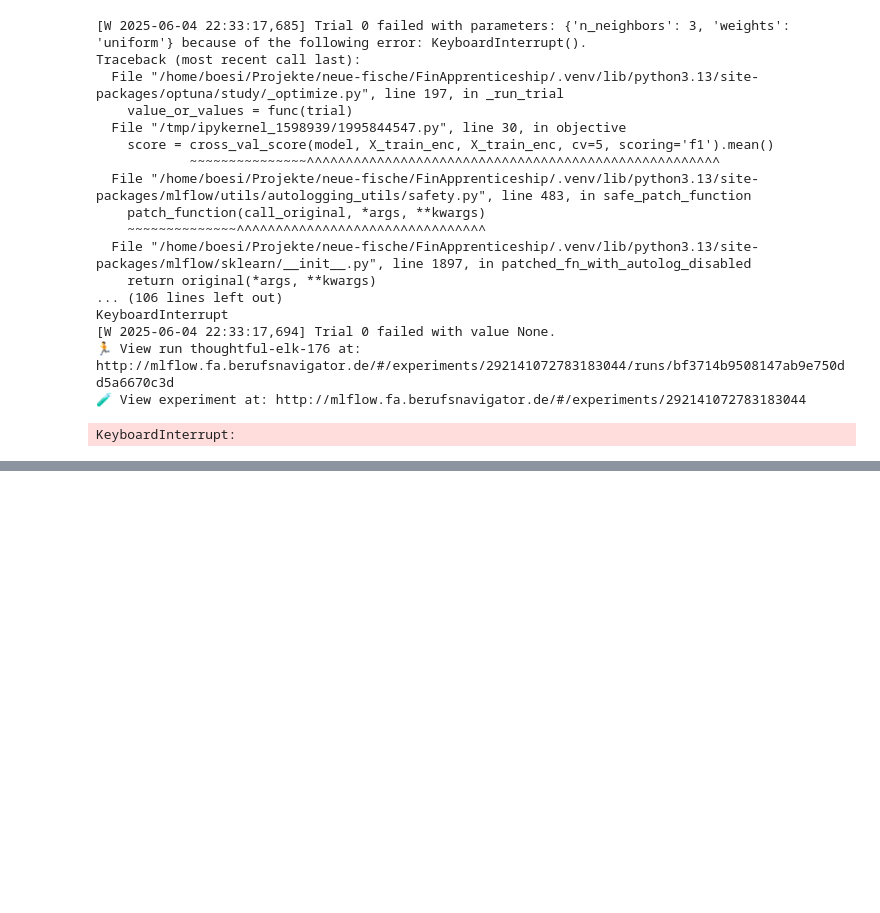
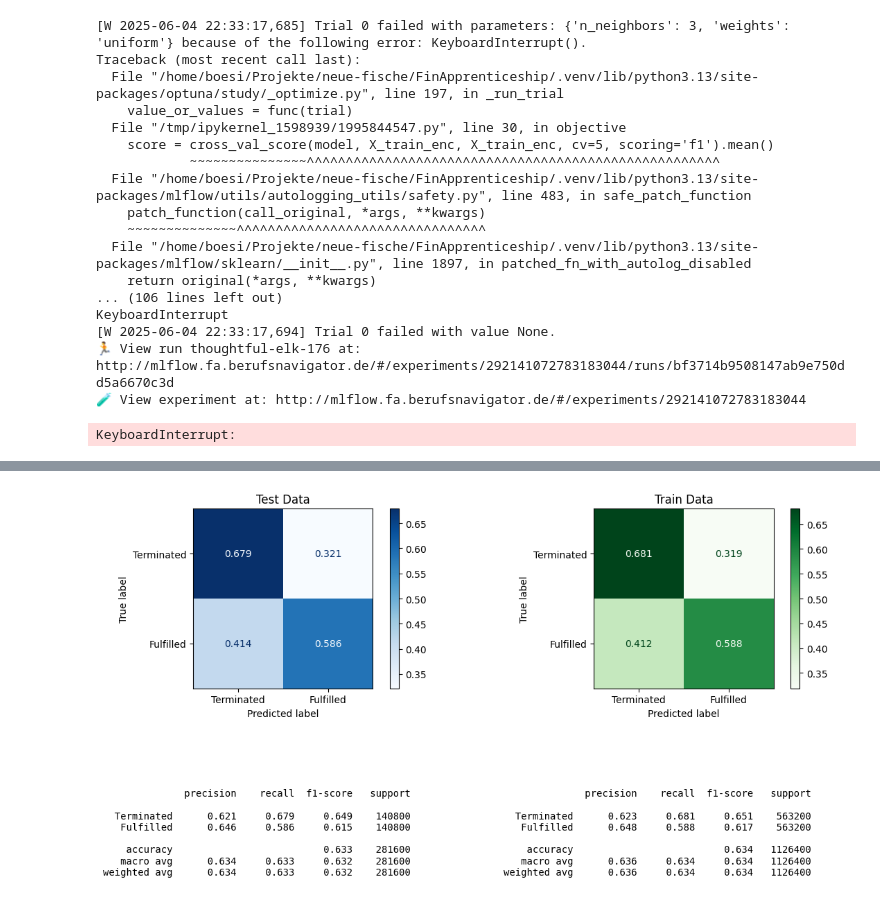
Before and after one commit to tpyrogova/FinApprenticeship, a Jupyter notebook: notebooks/model_optuna.ipynb, the cells around one changed output, grey strips where cells are left out. Saved outputs shown, nothing was run; the diff lists cells and outputs as text; code cells hidden in the pictures; blank space fills up the shorter version.

```diff
--- a/notebooks/model_optuna.ipynb
+++ b/notebooks/model_optuna.ipynb
@@ -214,0 +384,87 @@ KeyboardInterrupt:
+# %%
+import xgboost as xgb
+
+mlflow.set_experiment(experiment_name='model_optuna_XGBoostClassifier')
+
+from utils import encode_categorical_columns
+# Encode all features (XGBoost does not support string/categorical directly)
+X_train_enc = encode_categorical_columns(X_train, num_columns=num_columns)
+X_test_enc = encode_categorical_columns(X_test, num_columns=num_columns)
+
+def objective(trial):
+    colsample_bytree = trial.suggest_float('colsample_bytree', 0.5, 1.0)
+    colsample_bylevel = trial.suggest_float('colsample_bylevel', 0.5, 1.0)
+    colsample_bynode = trial.suggest_float('colsample_bynode', 0.5, 1.0)
+    gamma = trial.suggest_float('gamma', 0, 5)
+    reg_alpha = trial.suggest_float('reg_alpha', 0, 1)
+    reg_lambda = trial.suggest_float('reg_lambda', 0, 1)
+    n_estimators = trial.suggest_int('n_estimators', 50, 200)
+    max_depth = trial.suggest_int('max_depth', 3, 10)
+    learning_rate = trial.suggest_float('learning_rate', 0.01, 0.3)
+    min_child_weight = trial.suggest_int('min_child_weight', 1, 10)
+    subsample = trial.suggest_float('subsample', 0.6, 1.0)
+    tree_method = trial.suggest_categorical('tree_method', ['auto', 'hist', 'approx', 'exact'])
+    booster = trial.suggest_categorical('booster', ['gbtree', 'dart'])
+    grow_policy = trial.suggest_categorical('grow_policy', ['depthwise', 'lossguide'])
+
+    model = xgb.XGBClassifier(
+        # colsample_bytree=colsample_bytree,
+        # colsample_bylevel=colsample_bylevel,
+        # colsample_bynode=colsample_bynode,
+        # gamma=gamma,
+        # reg_alpha=reg_alpha,
+        # reg_lambda=reg_lambda,
+        # n_estimators=n_estimators,
+        # max_depth=max_depth,
+        # learning_rate=learning_rate,
+        # min_child_weight=min_child_weight,
+        # subsample=subsample,
+        # # tree_method=tree_method,
+        # booster=booster,
+        # # grow_policy=grow_policy,
+        random_state=SEED,
+        eval_metric='logloss'
+    )
+    score = cross_val_score(model, X_train_enc, y_train, cv=3, scoring='accuracy').mean()
+    return score
+
+with mlflow.start_run() as run:
+    study = optuna.create_study(direction='maximize')
+    study.optimize(
+        objective,
+        n_trials=1,
+        show_progress_bar=True,
+    )
+
+    best_params = study.best_trial.params
+    mlflow.log_params(best_params)
+    mlflow.log_metric('best_accuracy', study.best_value)
+
+    # Fit the best model on the full training set
+    best_model = xgb.XGBClassifier(
+        # colsample_bytree=best_params['colsample_bytree'],
+        # colsample_bylevel=best_params['colsample_bylevel'],
+        # colsample_bynode=best_params['colsample_bynode'],
+        # gamma=best_params['gamma'],
+        # reg_alpha=best_params['reg_alpha'],
+        # reg_lambda=best_params['reg_lambda'],
+        # n_estimators=best_params['n_estimators'],
+        # max_depth=best_params['max_depth'],
+        # learning_rate=best_params['learning_rate'],
+        # min_child_weight=best_params['min_child_weight'],
+        # subsample=best_params['subsample'],
+        # # tree_method=best_params['tree_method'],
+        # booster=best_params['booster'],
+        # # grow_policy=best_params['grow_policy'],
+        random_state=SEED,
+        eval_metric='logloss'
+    )
+    best_model.fit(X_train_enc, y_train)
+
+    # MLFlow doesn't save the ClassificationMatrix for XGBoost. check_classification_binary saves
+    # it, if there is a current mlflow run. That's why we call the function here.
+    from utils import check_classification_binary
+    check_classification_binary(best_model, X_train_enc, X_test_enc, y_train, y_test, normalize='true')
+
+best_model
+# %% [output]
@@ -214,0 +492 @@ KeyboardInterrupt:
+[figure, added]
```
Also changed, not shown: parts of 9 cells of this notebook, 1 other file.
